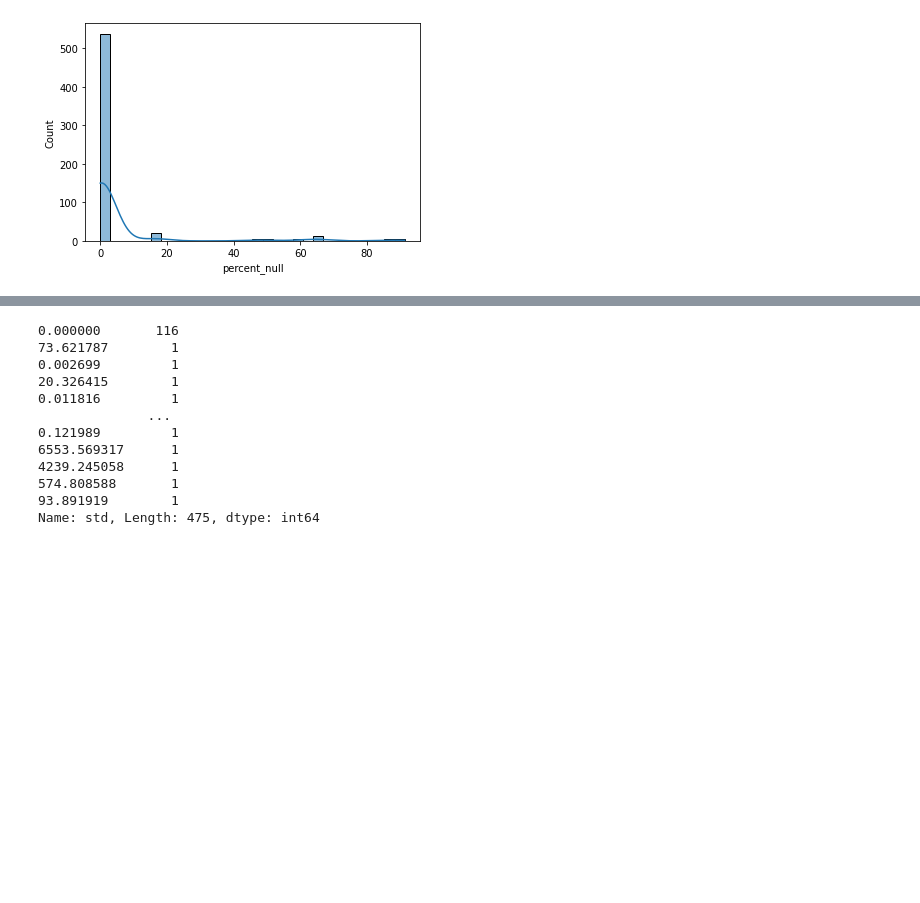
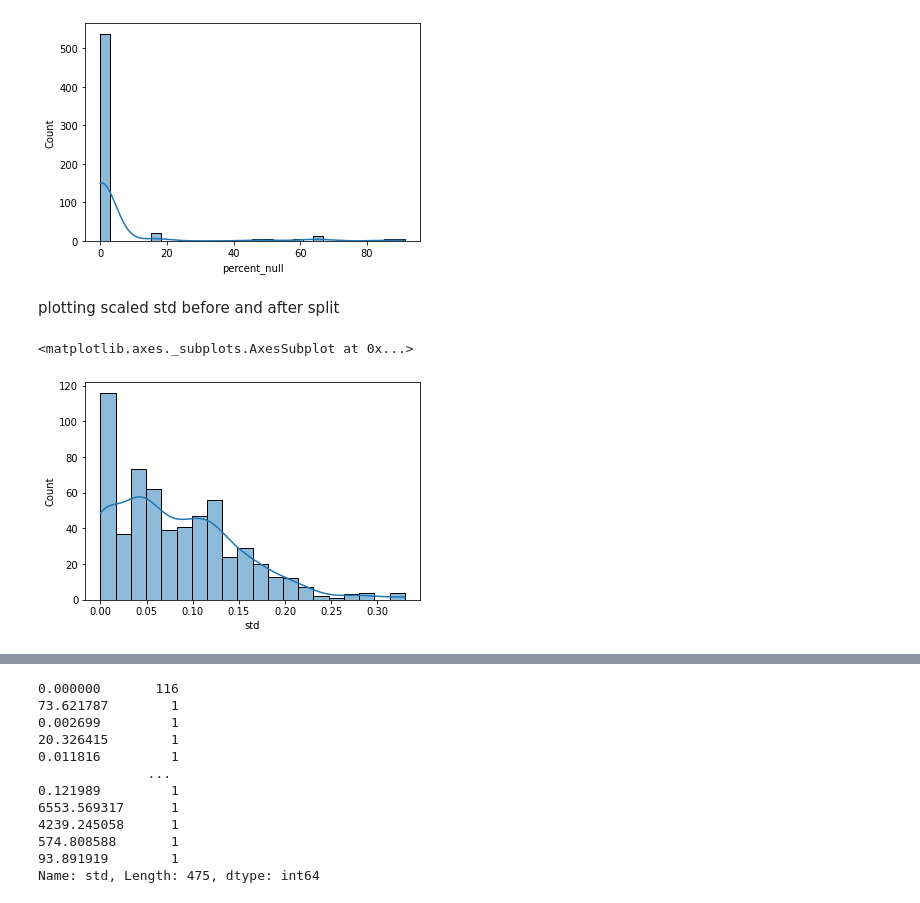
Before and after one commit to hinatanvir/Fault-Detection-SECOM, a Jupyter notebook: EDA.ipynb, the cells around one changed output, grey strips where cells are left out. Saved outputs shown, nothing was run; the diff lists cells and outputs as text; code cells hidden in the pictures; blank space fills up the shorter version.

```diff
--- a/EDA.ipynb
+++ b/EDA.ipynb
@@ -223,3 +217,14 @@ sns.histplot(data=xtrain_eda1, x='percent_null',bins=30, kde=True)
 # %% [output]
 <matplotlib.axes._subplots.AxesSubplot at 0x...>
 [figure]
+# %% [markdown]
+plotting scaled std before and after split
+# %%
+scaler = MinMaxScaler()
+#It seems like the Scaler works only with series. When we scale the whole dataframe, the datafram will be broken down.
+#Then we need to form the dataframe again.
+
+data_scaled = pd.DataFrame(scaler.fit_transform(data), columns=data.columns)
+data_scaled
+# %%
+data_scaled_desc=data_scaled.describe().T
@@ -225,0 +233,5 @@ sns.histplot(data=xtrain_eda1, x='percent_null',bins=30, kde=True)
+# %%
+sns.histplot(data=data_scaled_desc, x='std',bins=20, kde=True)
+# %% [output]
+<matplotlib.axes._subplots.AxesSubplot at 0x...>
+[figure, added]
```
Also changed, not shown: parts of 14 cells of this notebook.
